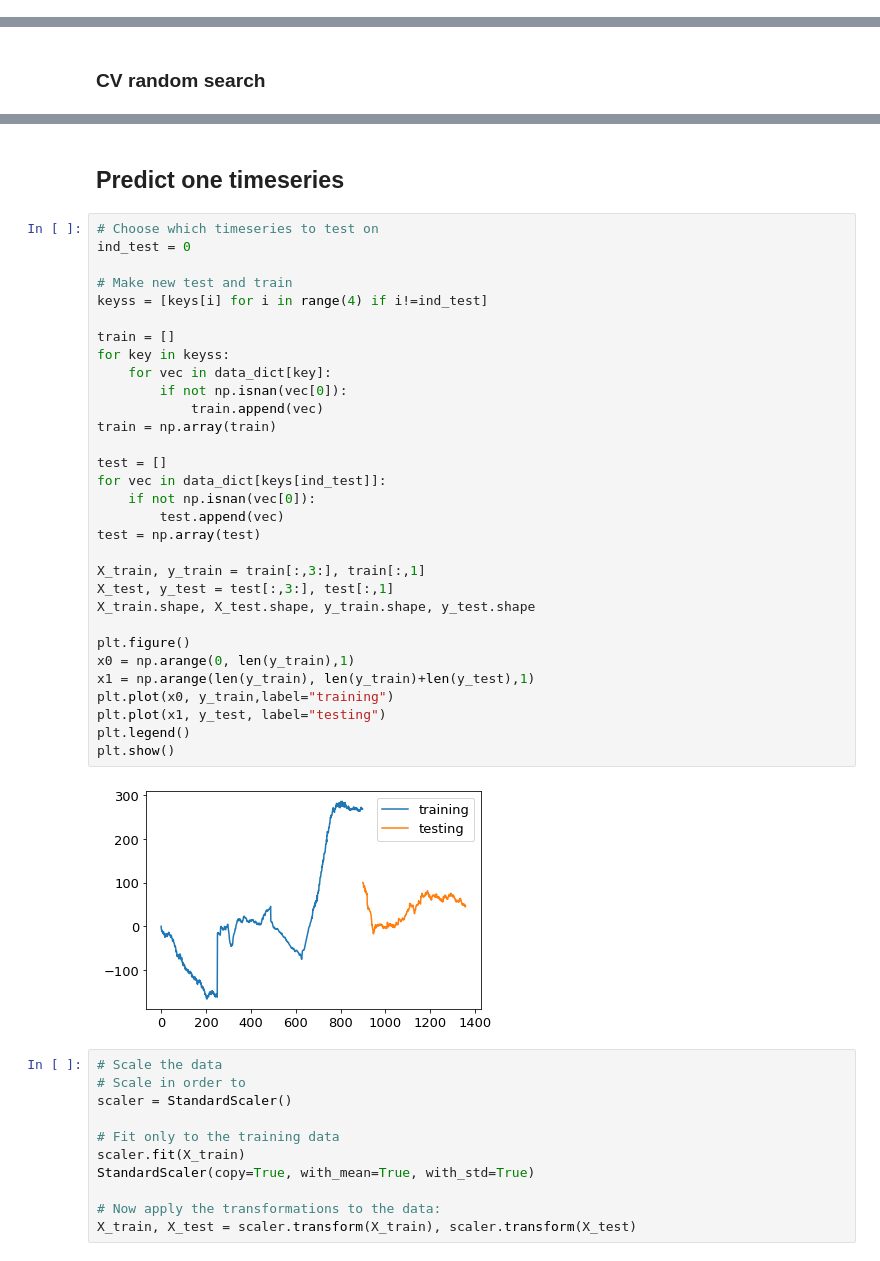
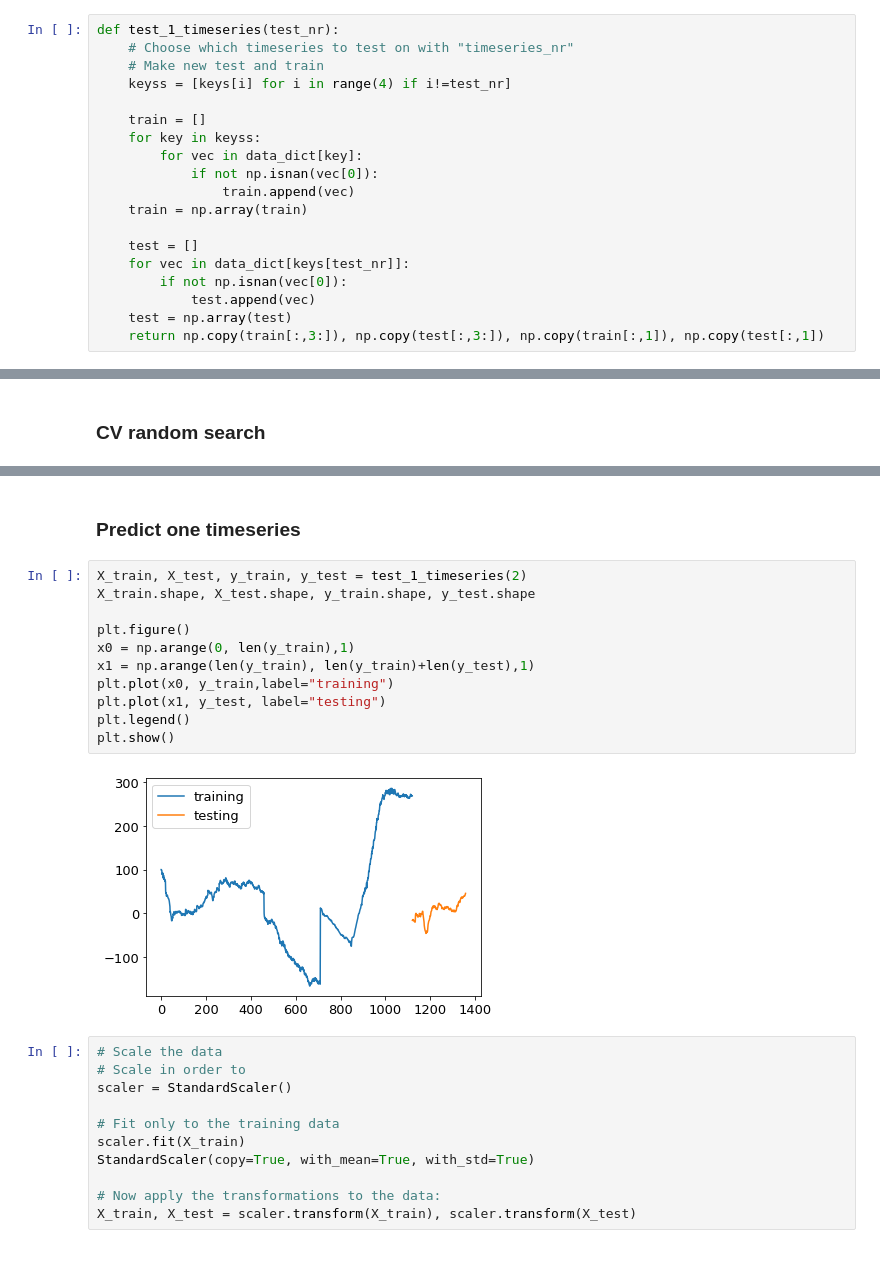
Before and after one commit to svejlgaard/finalproject, a Jupyter notebook: Crossvalidation search.ipynb, the cells around one changed output, grey strips where cells are left out. Drawn from its saved outputs; the diff is of its cells as text.

```diff
--- a/Crossvalidation search.ipynb
+++ b/Crossvalidation search.ipynb
@@ -87,0 +92,19 @@ RMS = 2.830
+# %%
+def test_1_timeseries(test_nr):
+    # Choose which timeseries to test on with "timeseries_nr"
+    # Make new test and train
+    keyss = [keys[i] for i in range(4) if i!=test_nr]
+
+    train = []
+    for key in keyss:
+        for vec in data_dict[key]:
+            if not np.isnan(vec[0]):
+                train.append(vec)
+    train = np.array(train)
+
+    test = []
+    for vec in data_dict[keys[test_nr]]:
+        if not np.isnan(vec[0]):
+            test.append(vec)
+    test = np.array(test)
+    return np.copy(train[:,3:]), np.copy(test[:,3:]), np.copy(train[:,1]), np.copy(test[:,1])
@@ -189,38 +279,18 @@ plt.show()
 # %% [markdown]
-## Predict one timeseries
+### Predict one timeseries
 # %%
-# Choose which timeseries to test on
-ind_test = 0
-
-# Make new test and train
-keyss = [keys[i] for i in range(4) if i!=ind_test]
-
-train = []
-for key in keyss:
-    for vec in data_dict[key]:
-        if not np.isnan(vec[0]):
-            train.append(vec)
-train = np.array(train)
-
-test = []
-for vec in data_dict[keys[ind_test]]:
-    if not np.isnan(vec[0]):
-        test.append(vec)
-test = np.array(test)
-
-X_train, y_train = train[:,3:], train[:,1]
-X_test, y_test = test[:,3:], test[:,1]
+X_train, X_test, y_train, y_test = test_1_timeseries(2)
 X_train.shape, X_test.shape, y_train.shape, y_test.shape
 
 plt.figure()
 x0 = np.arange(0, len(y_train),1)
 x1 = np.arange(len(y_train), len(y_train)+len(y_test),1)
 plt.plot(x0, y_train,label="training")
 plt.plot(x1, y_test, label="testing")
 plt.legend()
 plt.show()
 # %% [output]
-[figure, old version]
+[figure, new version]
 # %%
 # Scale the data
 # Scale in order to
```
Also changed, not shown: parts of 20 cells of this notebook.
